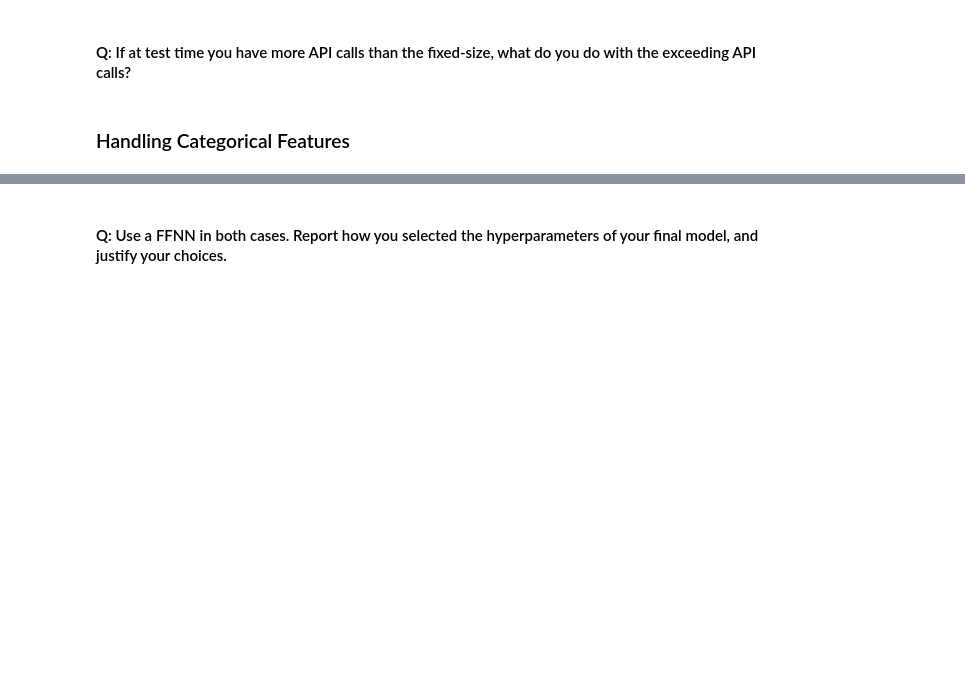
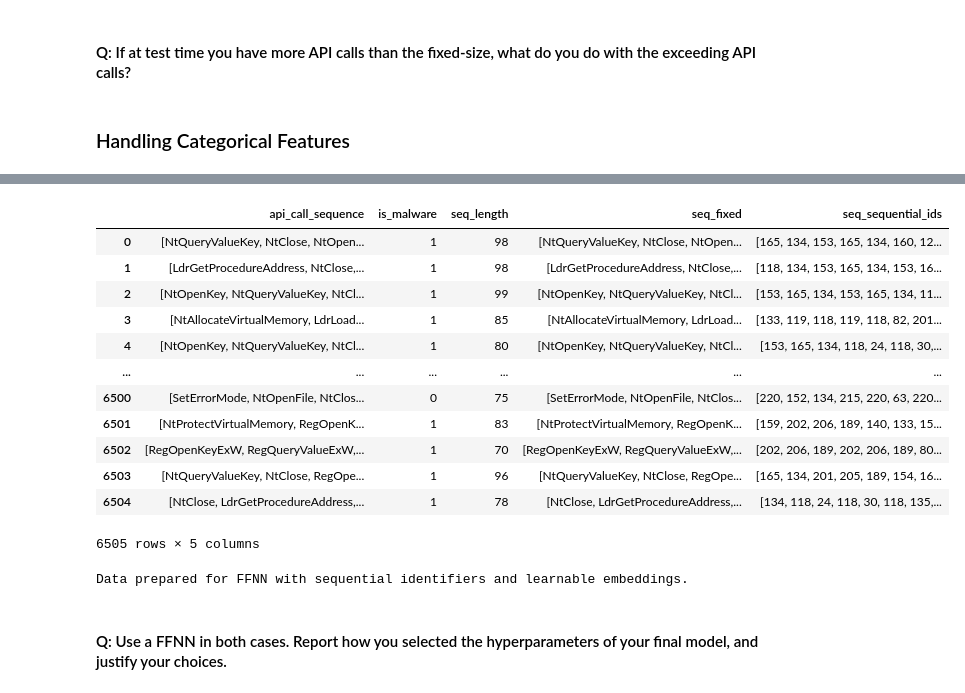
Before and after one commit to AImSecure/Laboratory2, a Jupyter notebook: lab/notebooks/Lab2_FFNN_RNN_GNN.ipynb, the cells around one changed output, grey strips where cells are left out. Drawn from its saved outputs; the diff is of its cells as text; code cells hidden in the pictures; blank space fills up the shorter version.

```diff
--- a/lab/notebooks/Lab2_FFNN_RNN_GNN.ipynb
+++ b/lab/notebooks/Lab2_FFNN_RNN_GNN.ipynb
@@ -398,3 +659,28 @@ os.makedirs(save_dir, exist_ok=True)
+# %%
+df_test
+# %% [output]
+|  | api_call_sequence | is_malware | seq_length | seq_fixed | seq_sequential_ids |
+| 0 | [NtQueryValueKey, NtClose, NtOpen... | 1 | 98 | [NtQueryValueKey, NtClose, NtOpen... | [165, 134, 153, 165, 134, 160, 12... |
+| 1 | [LdrGetProcedureAddress, NtClose,... | 1 | 98 | [LdrGetProcedureAddress, NtClose,... | [118, 134, 153, 165, 134, 153, 16... |
+| 2 | [NtOpenKey, NtQueryValueKey, NtCl... | 1 | 99 | [NtOpenKey, NtQueryValueKey, NtCl... | [153, 165, 134, 153, 165, 134, 11... |
+| 3 | [NtAllocateVirtualMemory, LdrLoad... | 1 | 85 | [NtAllocateVirtualMemory, LdrLoad... | [133, 119, 118, 119, 118, 82, 201... |
+| 4 | [NtOpenKey, NtQueryValueKey, NtCl... | 1 | 80 | [NtOpenKey, NtQueryValueKey, NtCl... | [153, 165, 134, 118, 24, 118, 30,... |
+| ... | ... | ... | ... | ... | ... |
+| 6500 | [SetErrorMode, NtOpenFile, NtClos... | 0 | 75 | [SetErrorMode, NtOpenFile, NtClos... | [220, 152, 134, 215, 220, 63, 220... |
+| 6501 | [NtProtectVirtualMemory, RegOpenK... | 1 | 83 | [NtProtectVirtualMemory, RegOpenK... | [159, 202, 206, 189, 140, 133, 15... |
+| 6502 | [RegOpenKeyExW, RegQueryValueExW,... | 1 | 70 | [RegOpenKeyExW, RegQueryValueExW,... | [202, 206, 189, 202, 206, 189, 80... |
+| 6503 | [NtQueryValueKey, NtClose, RegOpe... | 1 | 96 | [NtQueryValueKey, NtClose, RegOpe... | [165, 134, 201, 205, 189, 154, 16... |
+| 6504 | [NtClose, LdrGetProcedureAddress,... | 1 | 78 | [NtClose, LdrGetProcedureAddress,... | [134, 118, 24, 118, 30, 118, 135,... |
+6505 rows × 5 columns
+# %%
+# --- 2. Prepare for Learnable Embeddings ---
+# The sequential IDs are the input needed for the embedding layer in a neural network.
+# We will use the 'seq_sequential_ids' column for training the FFNN with learnable embeddings.
+# The embedding size will be a hyperparameter to tune later.
+
+print("\nData prepared for FFNN with sequential identifiers and learnable embeddings.")
+# %% [output]
+Data prepared for FFNN with sequential identifiers and learnable embeddings.
 # %% [markdown]
 #### Q: Use a FFNN in both cases. Report how you selected the hyperparameters of your final model, and justify your choices.
 # %% [markdown]
```
Also changed, not shown: parts of 54 cells of this notebook.
